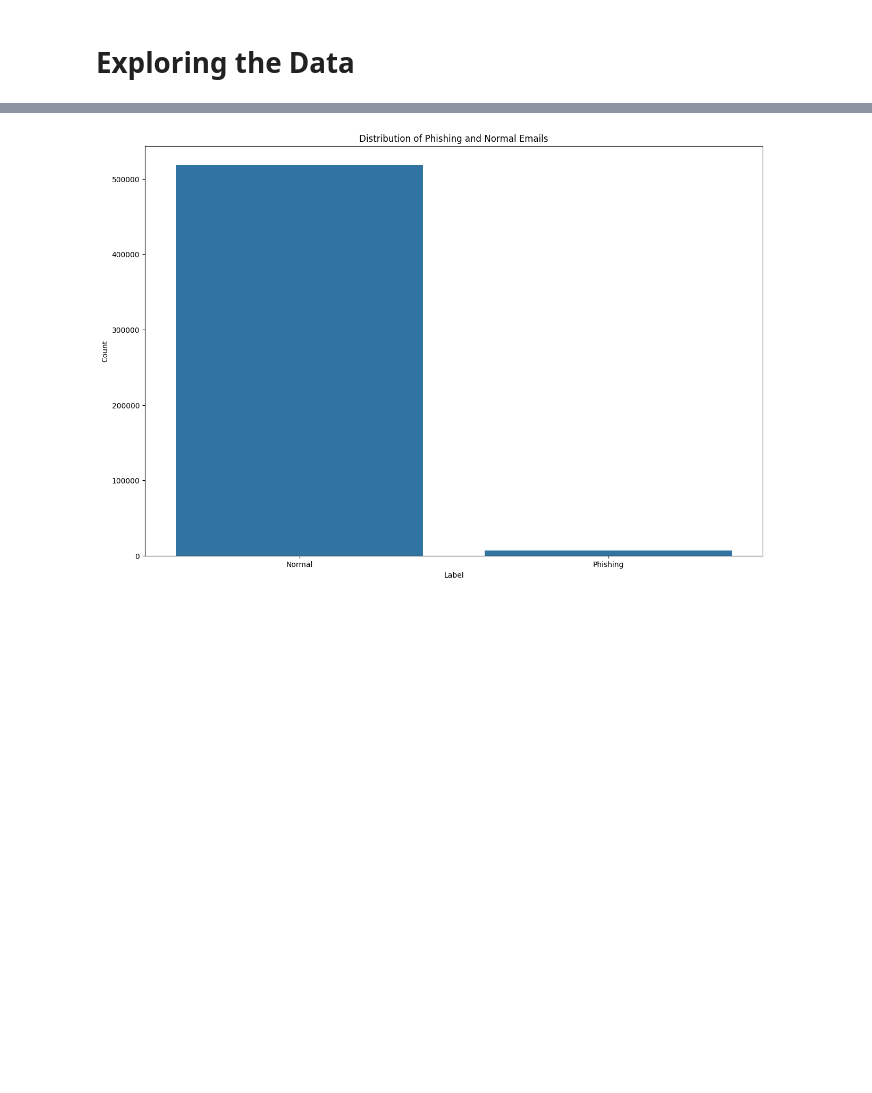
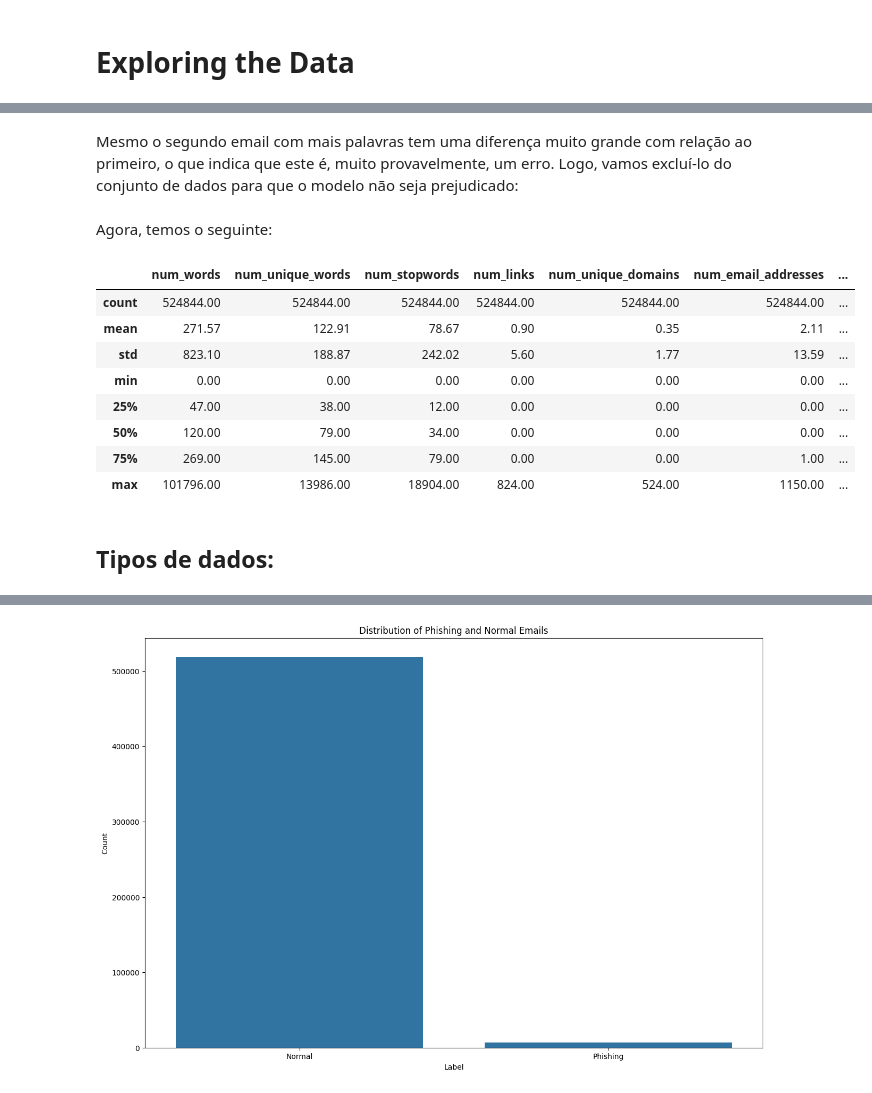
Before and after one commit to Zeronevi/phishing-classification, a Jupyter notebook: 00-Data.ipynb, the cells around one changed output, grey strips where cells are left out. Cells and saved outputs as stored; diff of their text form; code cells hidden in the pictures; blank space fills up the shorter version.

```diff
--- a/00-Data.ipynb
+++ b/00-Data.ipynb
@@ -50,0 +71,21 @@ dataset.describe()
+# %% [markdown]
+Mesmo o segundo email com mais palavras tem uma diferença muito grande com relação ao primeiro, o que indica que este é, muito provavelmente, um erro. Logo, vamos excluí-lo do conjunto de dados para que o modelo não seja prejudicado:
+# %%
+idx_max  = dataset['num_words'].idxmax()
+dataset = dataset.drop(index=idx_max)
+# %% [markdown]
+Agora, temos o seguinte:
+# %%
+dataset.describe()
+# %% [output]
+|  | num_words | num_unique_words | num_stopwords | num_links | num_unique_domains | num_email_addresses | ... |
+| count | 524844.00 | 524844.00 | 524844.00 | 524844.00 | 524844.00 | 524844.00 | ... |
+| mean | 271.57 | 122.91 | 78.67 | 0.90 | 0.35 | 2.11 | ... |
+| std | 823.10 | 188.87 | 242.02 | 5.60 | 1.77 | 13.59 | ... |
+| min | 0.00 | 0.00 | 0.00 | 0.00 | 0.00 | 0.00 | ... |
+| 25% | 47.00 | 38.00 | 12.00 | 0.00 | 0.00 | 0.00 | ... |
+| 50% | 120.00 | 79.00 | 34.00 | 0.00 | 0.00 | 0.00 | ... |
+| 75% | 269.00 | 145.00 | 79.00 | 0.00 | 0.00 | 1.00 | ... |
+| max | 101796.00 | 13986.00 | 18904.00 | 824.00 | 524.00 | 1150.00 | ... |
+# %% [markdown]
+## Tipos de dados:
```
Also changed, not shown: parts of 8 cells of this notebook, 1 other file.
